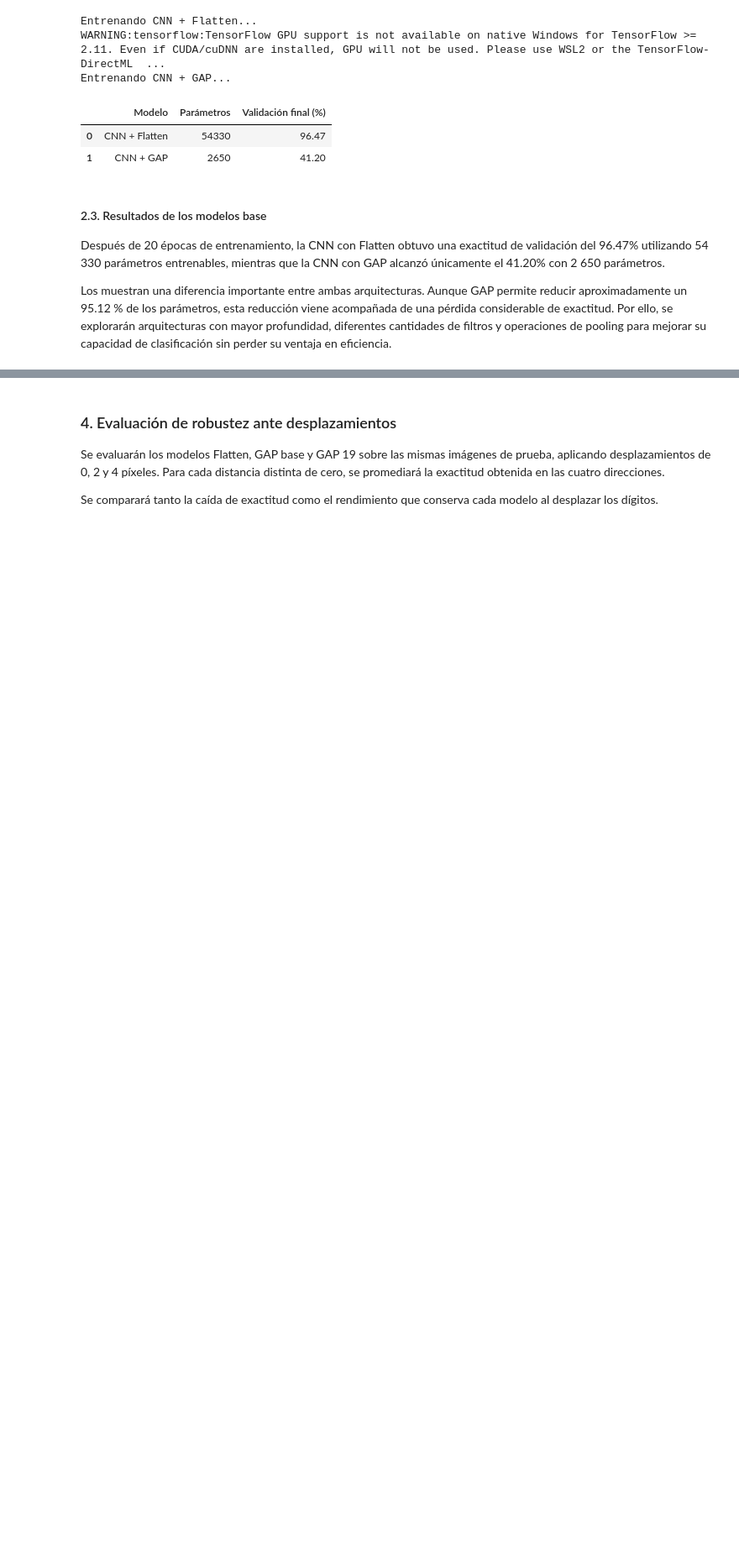
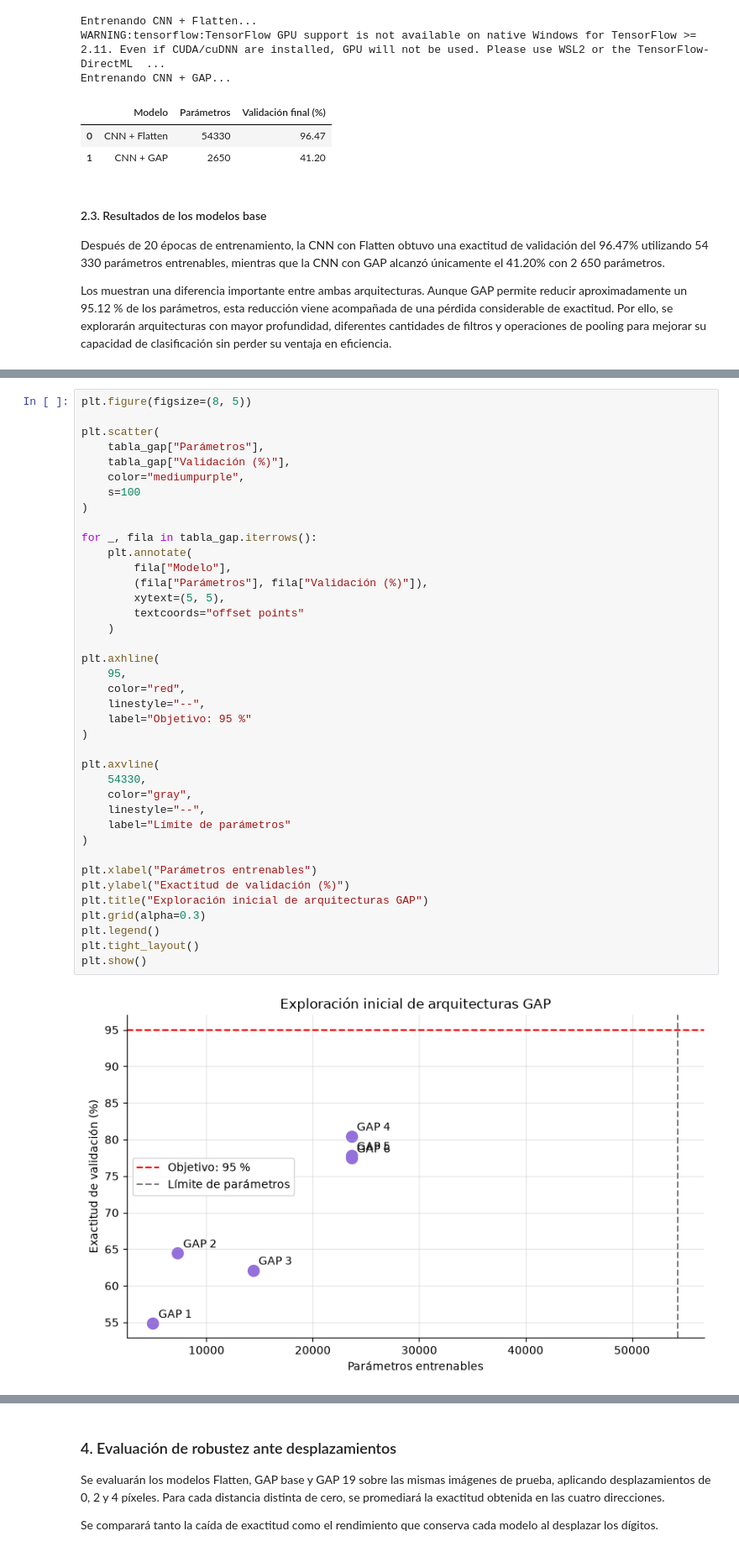
Before and after one commit to adriamedinaa-ang/icd2026, a Jupyter notebook: Tareas/Tarea 5/Tarea 5.ipynb, the cells around one changed output, grey strips where cells are left out. Shown at 84% size. Saved outputs shown, nothing was run; the diff lists cells and outputs as text; blank space fills up the shorter version.

```diff
--- a/Tareas/Tarea 5/Tarea 5.ipynb
+++ b/Tareas/Tarea 5/Tarea 5.ipynb
@@ -1020,0 +401,41 @@ Modelo guardado correctamente.
+# %%
+plt.figure(figsize=(8, 5))
+
+plt.scatter(
+    tabla_gap["Parámetros"],
+    tabla_gap["Validación (%)"],
+    color="mediumpurple",
+    s=100
+)
+
+for _, fila in tabla_gap.iterrows():
+    plt.annotate(
+        fila["Modelo"],
+        (fila["Parámetros"], fila["Validación (%)"]),
+        xytext=(5, 5),
+        textcoords="offset points"
+    )
+
+plt.axhline(
+    95,
+    color="red",
+    linestyle="--",
+    label="Objetivo: 95 %"
+)
+
+plt.axvline(
+    54330,
+    color="gray",
+    linestyle="--",
+    label="Límite de parámetros"
+)
+
+plt.xlabel("Parámetros entrenables")
+plt.ylabel("Exactitud de validación (%)")
+plt.title("Exploración inicial de arquitecturas GAP")
+plt.grid(alpha=0.3)
+plt.legend()
+plt.tight_layout()
+plt.show()
+# %% [output]
+[figure, added]
```
Also changed, not shown: parts of 36 cells of this notebook.
